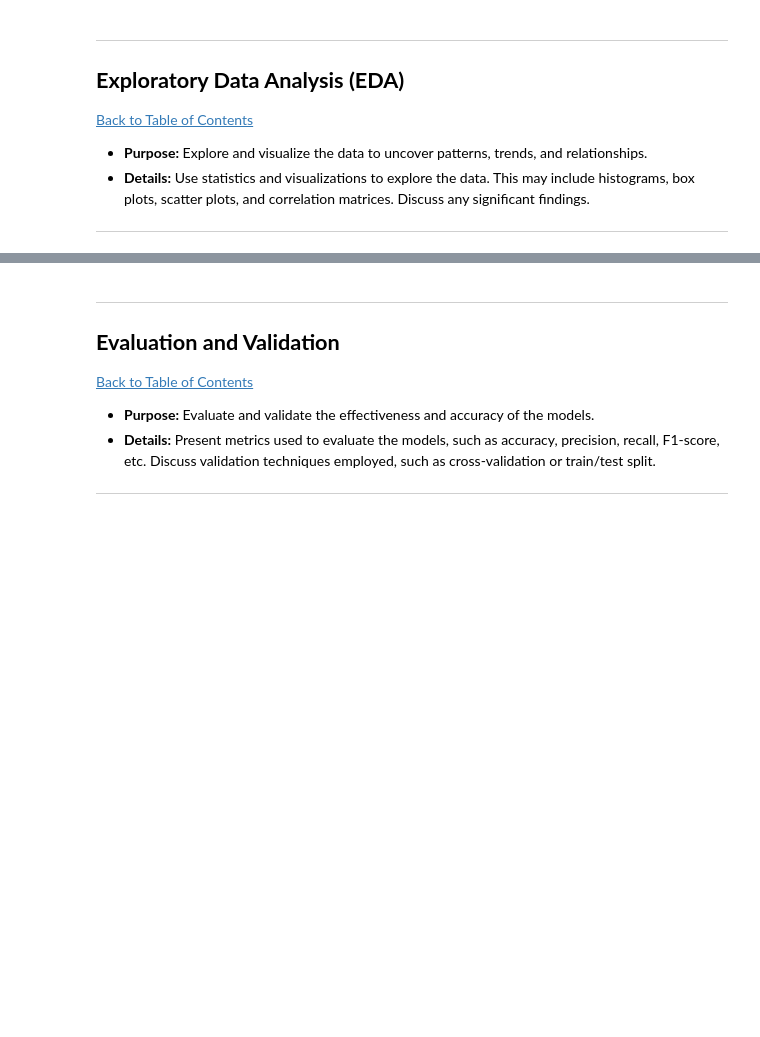
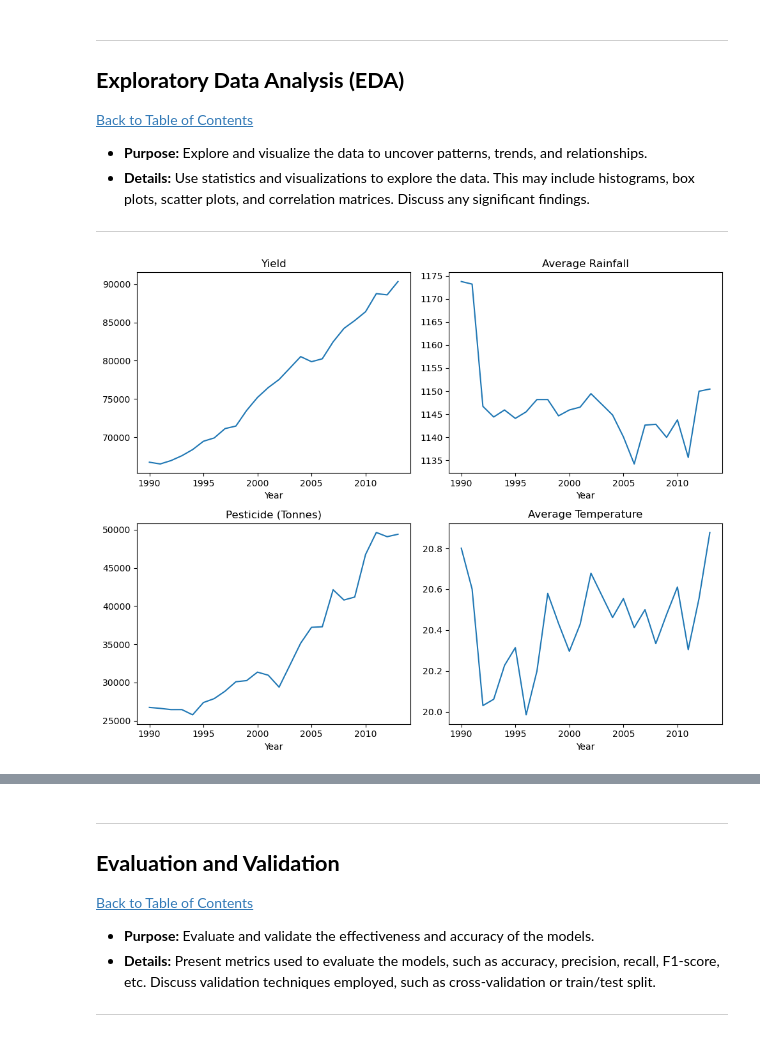
Before and after one commit to KGEbrahim/Workplace-project, a Jupyter notebook: QCTO---Workplace-Module-Notebook-Template-4571.ipynb, the cells around one changed output, grey strips where cells are left out. Drawn from its saved outputs; the diff is of its cells as text; code cells hidden in the pictures; blank space fills up the shorter version.

```diff
--- a/QCTO---Workplace-Module-Notebook-Template-4571.ipynb
+++ b/QCTO---Workplace-Module-Notebook-Template-4571.ipynb
@@ -236,0 +241,21 @@ df_copy
+# %%
+# Exploring the data
+"""
+The column hg/ha_yield is a measurement of yield 1 hectogram or 100 grams per hector (10000m^2).
+Average rainfall in millimetres per year is self-explanatory.
+pesticides_tonnes is the measurement of the use of pesticides in tonnes.
+"""
+# Segment plots
+fig, ax = plt.subplots(2, 2, figsize=(10, 8))
+
+# Plotting averages by time series
+df_copy.groupby('Year')['hg/ha_yield'].mean().plot(title= 'Yield', ax=ax[0, 0])
+df_copy.groupby('Year')['average_rain_fall_mm_per_year'].mean().plot(title='Average Rainfall', ax=ax[0, 1])
+df_copy.groupby('Year')['pesticides_tonnes'].mean().plot(title='Pesticide (Tonnes)', ax=ax[1, 0])
+df_copy.groupby('Year')['avg_temp'].mean().plot(title= 'Average Temperature', ax=ax[1, 1])
+
+# Display plots
+plt.tight_layout()
+plt.show()
+# %% [output]
+[figure, added]
```
Also changed, not shown: parts of 26 cells of this notebook.
